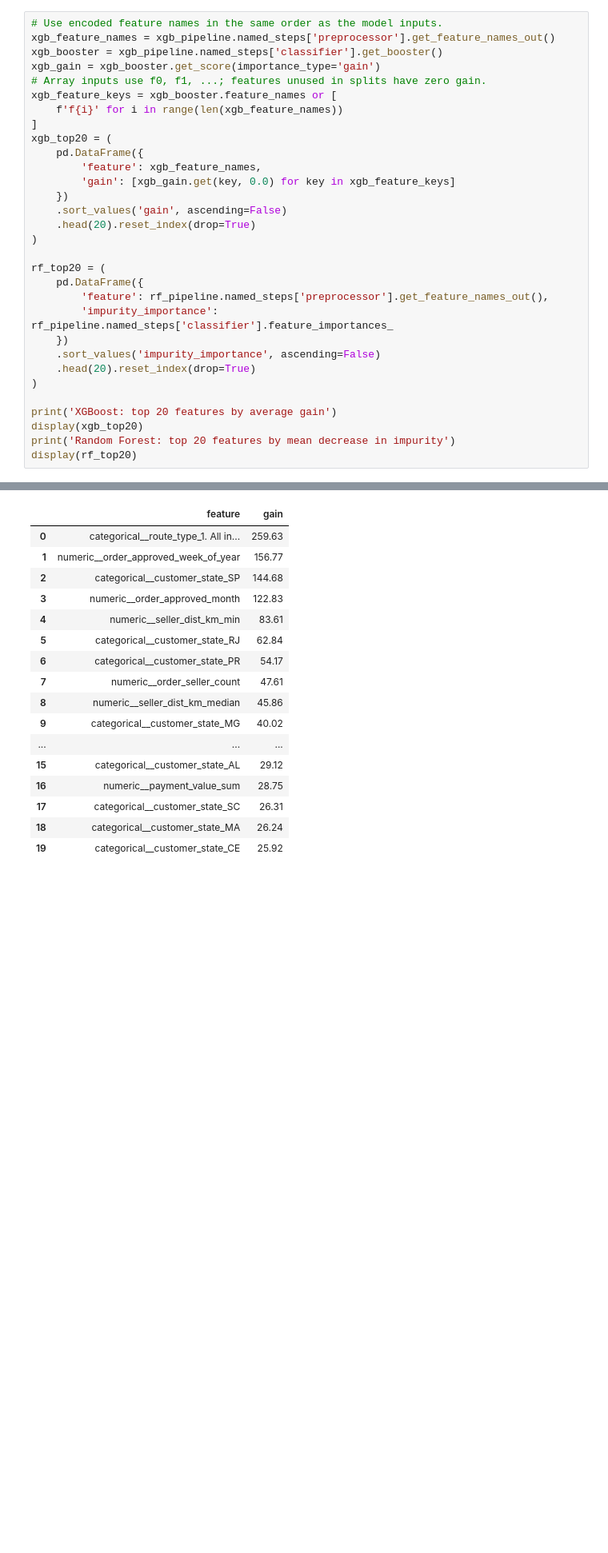
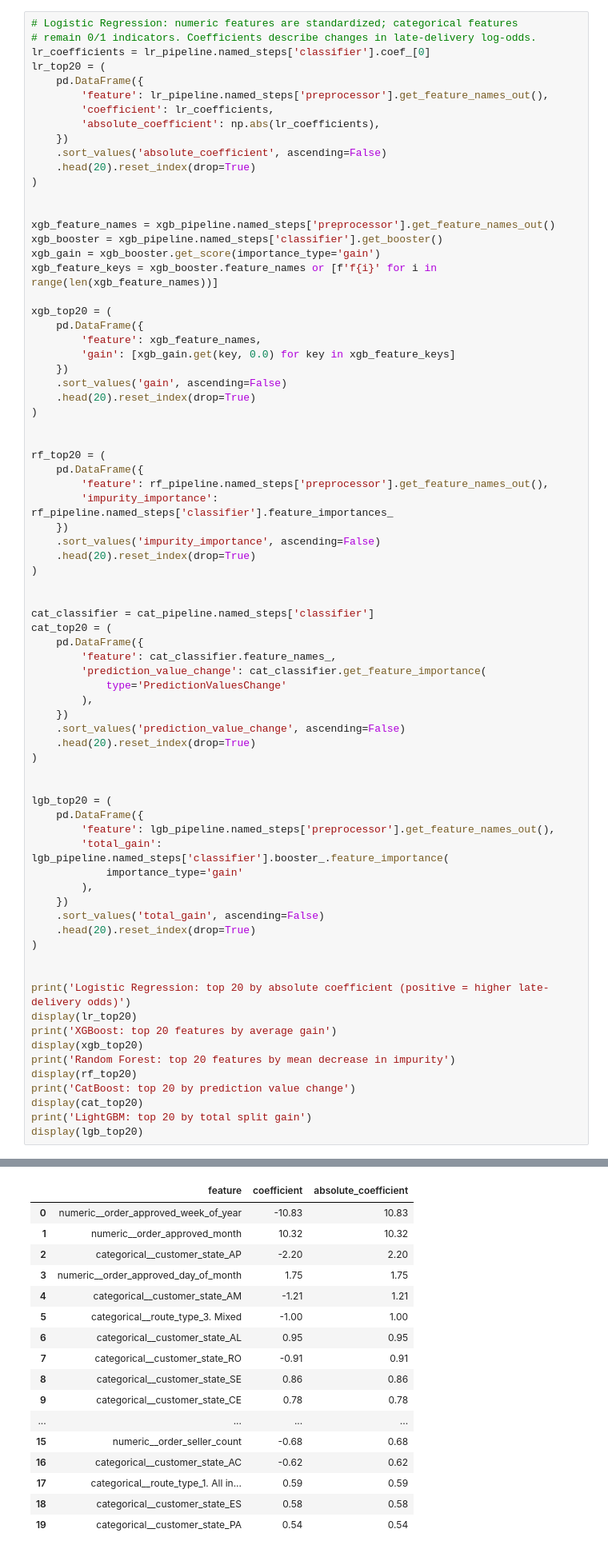
Before and after one commit to mushroomyyy/Team8_IT5006_Ecommerce_Analytics_AY2627Sem1, a Jupyter notebook: phase2/model_dev.ipynb, the cells around one changed output, grey strips where cells are left out. Shown at 80% size. Cells and saved outputs as stored; diff of their text form; blank space fills up the shorter version.

Commit message:
Updated feature importances

```diff
--- a/phase2/model_dev.ipynb
+++ b/phase2/model_dev.ipynb
@@ -847,14 +847,25 @@ LightGBM Pipeline trained!
 # %% [markdown]
 # Feature importances
 # %%
-# Use encoded feature names in the same order as the model inputs.
+# Logistic Regression: numeric features are standardized; categorical features
+# remain 0/1 indicators. Coefficients describe changes in late-delivery log-odds.
+lr_coefficients = lr_pipeline.named_steps['classifier'].coef_[0]
+lr_top20 = (
+    pd.DataFrame({
+        'feature': lr_pipeline.named_steps['preprocessor'].get_feature_names_out(),
+        'coefficient': lr_coefficients,
+        'absolute_coefficient': np.abs(lr_coefficients),
+    })
+    .sort_values('absolute_coefficient', ascending=False)
+    .head(20).reset_index(drop=True)
+)
+
+
 xgb_feature_names = xgb_pipeline.named_steps['preprocessor'].get_feature_names_out()
 xgb_booster = xgb_pipeline.named_steps['classifier'].get_booster()
 xgb_gain = xgb_booster.get_score(importance_type='gain')
-# Array inputs use f0, f1, ...; features unused in splits have zero gain.
-xgb_feature_keys = xgb_booster.feature_names or [
-    f'f{i}' for i in range(len(xgb_feature_names))
-]
+xgb_feature_keys = xgb_booster.feature_names or [f'f{i}' for i in range(len(xgb_feature_names))]
+
 xgb_top20 = (
     pd.DataFrame({
         'feature': xgb_feature_names,
@@ -863,6 +874,7 @@ xgb_top20 = (
     .sort_values('gain', ascending=False)
     .head(20).reset_index(drop=True)
 )
+
 
 rf_top20 = (
     pd.DataFrame({
@@ -873,8 +885,40 @@ rf_top20 = (
     .head(20).reset_index(drop=True)
 )
 
+
+cat_classifier = cat_pipeline.named_steps['classifier']
+cat_top20 = (
+    pd.DataFrame({
+        'feature': cat_classifier.feature_names_,
+        'prediction_value_change': cat_classifier.get_feature_importance(
+            type='PredictionValuesChange'
+        ),
+    })
+    .sort_values('prediction_value_change', ascending=False)
+    .head(20).reset_index(drop=True)
+)
+
+
+lgb_top20 = (
+    pd.DataFrame({
+        'feature': lgb_pipeline.named_steps['preprocessor'].get_feature_names_out(),
+        'total_gain': lgb_pipeline.named_steps['classifier'].booster_.feature_importance(
+            importance_type='gain'
+        ),
+    })
+    .sort_values('total_gain', ascending=False)
+    .head(20).reset_index(drop=True)
+)
+
+
+print('Logistic Regression: top 20 by absolute coefficient (positive = higher late-delivery odds)')
+display(lr_top20)
 print('XGBoost: top 20 features by average gain')
 display(xgb_top20)
 print('Random Forest: top 20 features by mean decrease in impurity')
 display(rf_top20)
+print('CatBoost: top 20 by prediction value change')
+display(cat_top20)
+print('LightGBM: top 20 by total split gain')
+display(lgb_top20)
 # %% [output]
@@ -882,17 +926,17 @@ XGBoost: top 20 features by average gain
-|  | feature | gain |
-| 0 | categorical__route_type_1. All in... | 259.63 |
-| 1 | numeric__order_approved_week_of_year | 156.77 |
-| 2 | categorical__customer_state_SP | 144.68 |
-| 3 | numeric__order_approved_month | 122.83 |
-| 4 | numeric__seller_dist_km_min | 83.61 |
-| 5 | categorical__customer_state_RJ | 62.84 |
-| 6 | categorical__customer_state_PR | 54.17 |
-| 7 | numeric__order_seller_count | 47.61 |
-| 8 | numeric__seller_dist_km_median | 45.86 |
-| 9 | categorical__customer_state_MG | 40.02 |
-| ... | ... | ... |
-| 15 | categorical__customer_state_AL | 29.12 |
-| 16 | numeric__payment_value_sum | 28.75 |
-| 17 | categorical__customer_state_SC | 26.31 |
-| 18 | categorical__customer_state_MA | 26.24 |
-| 19 | categorical__customer_state_CE | 25.92 |
+|  | feature | coefficient | absolute_coefficient |
+| 0 | numeric__order_approved_week_of_year | -10.83 | 10.83 |
+| 1 | numeric__order_approved_month | 10.32 | 10.32 |
+| 2 | categorical__customer_state_AP | -2.20 | 2.20 |
+| 3 | numeric__order_approved_day_of_month | 1.75 | 1.75 |
+| 4 | categorical__customer_state_AM | -1.21 | 1.21 |
+| 5 | categorical__route_type_3. Mixed | -1.00 | 1.00 |
+| 6 | categorical__customer_state_AL | 0.95 | 0.95 |
+| 7 | categorical__customer_state_RO | -0.91 | 0.91 |
+| 8 | categorical__customer_state_SE | 0.86 | 0.86 |
+| 9 | categorical__customer_state_CE | 0.78 | 0.78 |
+| ... | ... | ... | ... |
+| 15 | numeric__order_seller_count | -0.68 | 0.68 |
+| 16 | categorical__customer_state_AC | -0.62 | 0.62 |
+| 17 | categorical__route_type_1. All in... | 0.59 | 0.59 |
+| 18 | categorical__customer_state_ES | 0.58 | 0.58 |
+| 19 | categorical__customer_state_PA | 0.54 | 0.54 |
```
Also changed, not shown: parts of 4 cells of this notebook.
